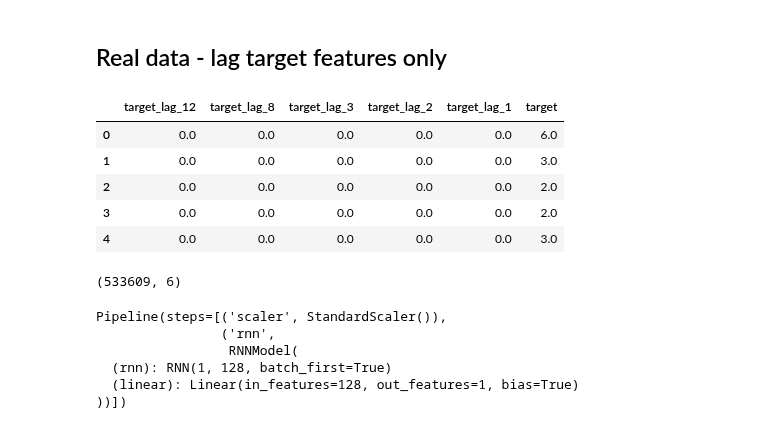
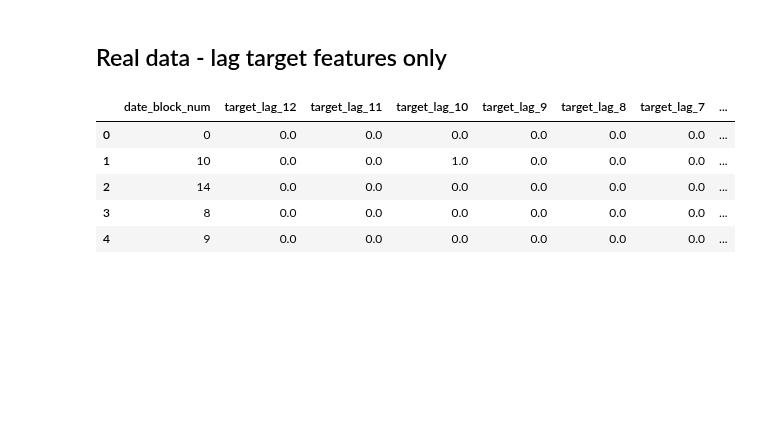
Before and after one commit to igor-cheb/retail_sales_prediction, a Jupyter notebook: modelling.ipynb, the cells around one changed output. Cells and saved outputs as stored; diff of their text form; code cells hidden in the pictures; blank space fills up the shorter version.

```diff
--- a/modelling.ipynb
+++ b/modelling.ipynb
@@ -450,21 +446,17 @@ plt.legend()
 features_df = read_train()
 # %%
 rnn_feats = [col for col in features_df if 'target_lag' in col][::-1]
-rnn_df = features_df[rnn_feats + ['target']]
-rnn_df = rnn_df[rnn_df['target'] > 0]
+rnn_df = features_df[['date_block_num'] + rnn_feats + ['target']]
+# rnn_df = rnn_df[rnn_df['target'] > 0]
 
 rnn_df.head()
 # %% [output]
-|  | target_lag_12 | target_lag_8 | target_lag_3 | target_lag_2 | target_lag_1 | target |
-| 0 | 0.0 | 0.0 | 0.0 | 0.0 | 0.0 | 6.0 |
-| 1 | 0.0 | 0.0 | 0.0 | 0.0 | 0.0 | 3.0 |
-| 2 | 0.0 | 0.0 | 0.0 | 0.0 | 0.0 | 2.0 |
-| 3 | 0.0 | 0.0 | 0.0 | 0.0 | 0.0 | 2.0 |
-| 4 | 0.0 | 0.0 | 0.0 | 0.0 | 0.0 | 3.0 |
+|  | date_block_num | target_lag_12 | target_lag_11 | target_lag_10 | target_lag_9 | target_lag_8 | target_lag_7 | ... |
+| 0 | 0 | 0.0 | 0.0 | 0.0 | 0.0 | 0.0 | 0.0 | ... |
+| 1 | 10 | 0.0 | 0.0 | 1.0 | 0.0 | 0.0 | 0.0 | ... |
+| 2 | 14 | 0.0 | 0.0 | 0.0 | 0.0 | 0.0 | 0.0 | ... |
+| 3 | 8 | 0.0 | 0.0 | 0.0 | 0.0 | 0.0 | 0.0 | ... |
+| 4 | 9 | 0.0 | 0.0 | 0.0 | 0.0 | 0.0 | 0.0 | ... |
-# %%
-rnn_df.shape
-# %% [output]
-(533609, 6)
 # %%
 rnn_pipe = Pipeline(steps=[
     ('scaler', StandardScaler()),
@@ -476,11 +469 @@ rnn_pipe = Pipeline(steps=[
 ])
-# %%
-rnn_pipe.fit(rnn_df[rnn_feats].values,
-             rnn_df['target'].values.reshape(-1,1))
-# %% [output]
-Pipeline(steps=[('scaler', StandardScaler()),
-                ('rnn',
-                 RNNModel(
-  (rnn): RNN(1, 128, batch_first=True)
-  (linear): Linear(in_features=128, out_features=1, bias=True)
-))])
```
Also changed, not shown: parts of 7 cells of this notebook, 3 other files.
